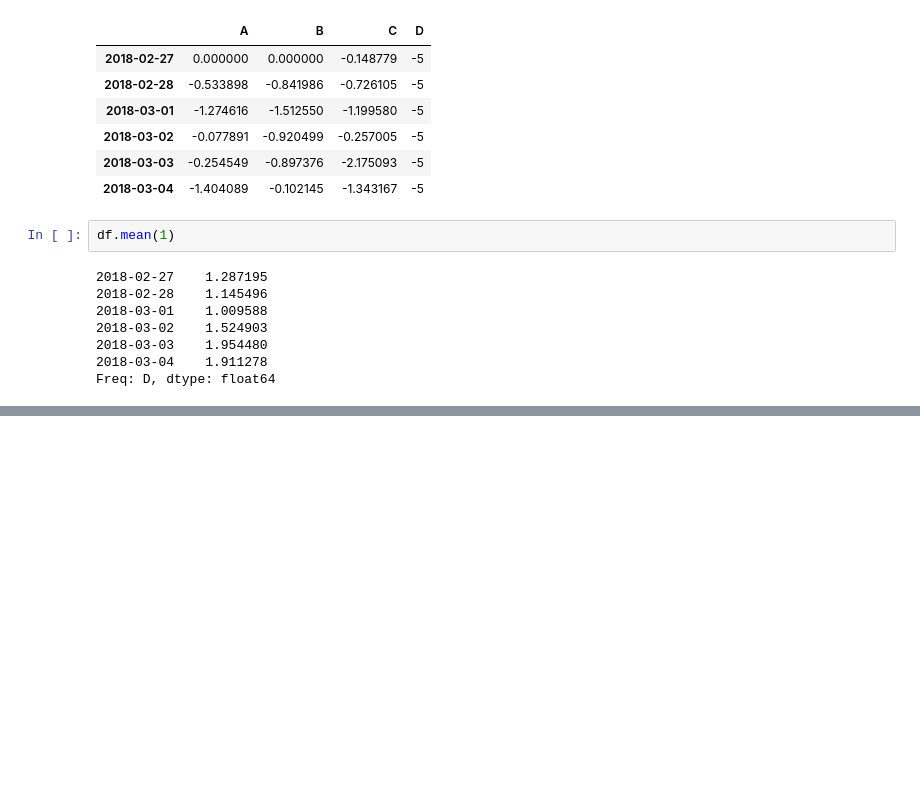
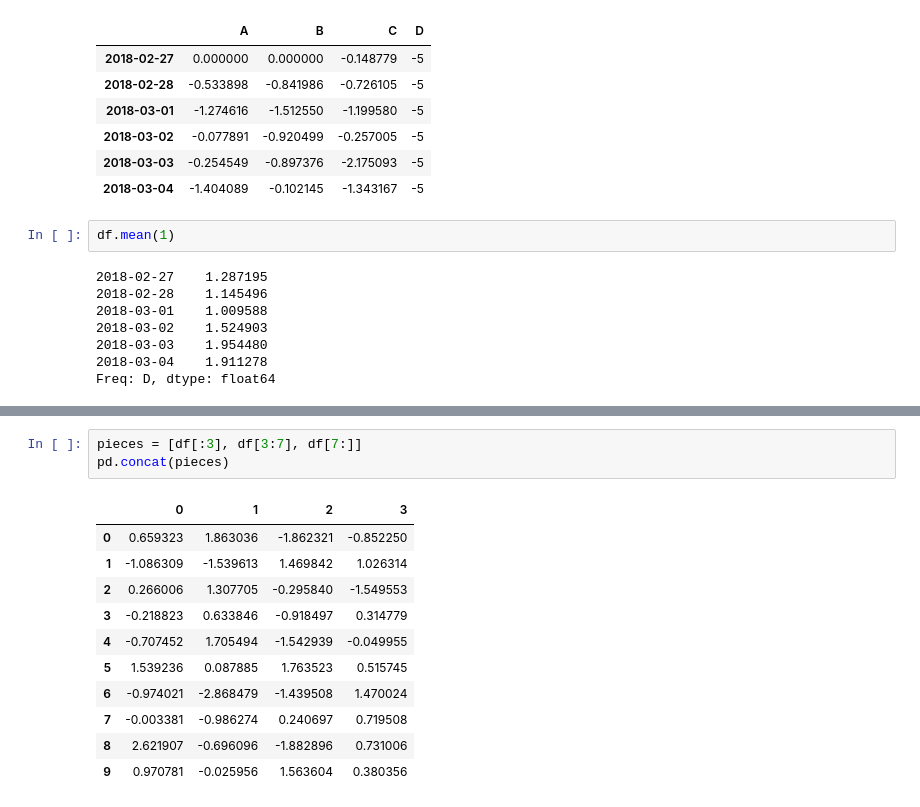
Before and after one commit to zmLucky/CodeStudy, a Jupyter notebook: py/pd.ipynb, the cells around one changed output, grey strips where cells are left out. Saved outputs shown, nothing was run; the diff lists cells and outputs as text; blank space fills up the shorter version.

```diff
--- a/py/pd.ipynb
+++ b/py/pd.ipynb
@@ -269,0 +270,15 @@ df
+# %%
+pieces = [df[:3], df[3:7], df[7:]]
+pd.concat(pieces)
+# %% [output]
+|  | 0 | 1 | 2 | 3 |
+| 0 | 0.659323 | 1.863036 | -1.862321 | -0.852250 |
+| 1 | -1.086309 | -1.539613 | 1.469842 | 1.026314 |
+| 2 | 0.266006 | 1.307705 | -0.295840 | -1.549553 |
+| 3 | -0.218823 | 0.633846 | -0.918497 | 0.314779 |
+| 4 | -0.707452 | 1.705494 | -1.542939 | -0.049955 |
+| 5 | 1.539236 | 0.087885 | 1.763523 | 0.515745 |
+| 6 | -0.974021 | -2.868479 | -1.439508 | 1.470024 |
+| 7 | -0.003381 | -0.986274 | 0.240697 | 0.719508 |
+| 8 | 2.621907 | -0.696096 | -1.882896 | 0.731006 |
+| 9 | 0.970781 | -0.025956 | 1.563604 | 0.380356 |
```
Also changed, not shown: parts of 9 cells of this notebook, 14 other files.
